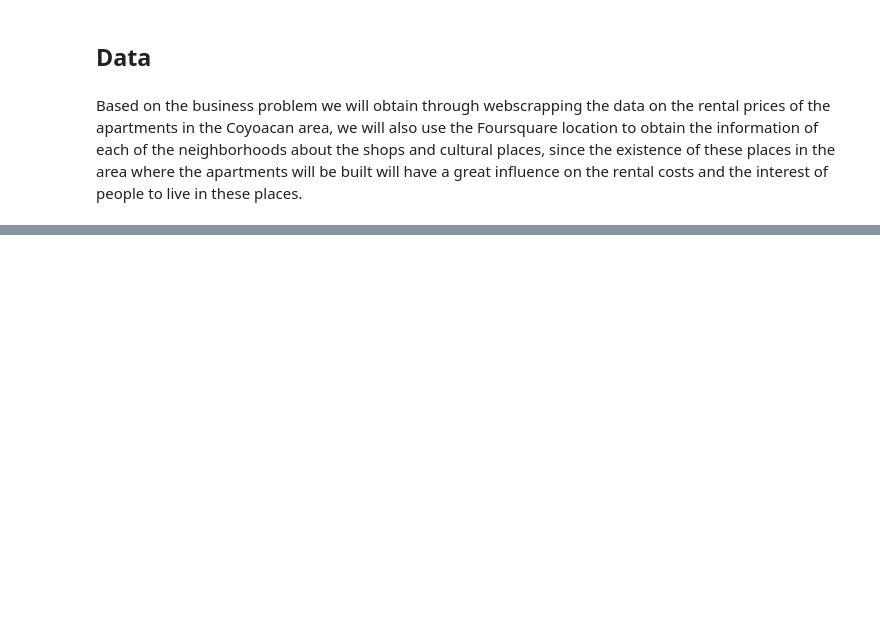
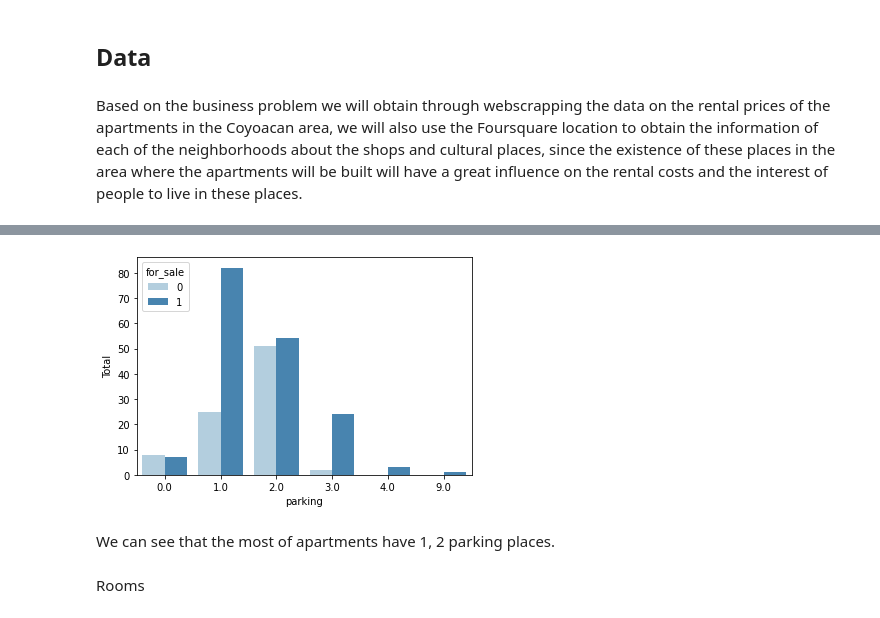
Before and after one commit to jerf8010/DS-Analysis, a Jupyter notebook: IBM certification/Final assignment/Capstone project/Capstone_Coyoacan_apartments.ipynb, the cells around one changed output, grey strips where cells are left out. Cells and saved outputs as stored; diff of their text form; code cells hidden in the pictures; blank space fills up the shorter version.

```diff
--- a/IBM certification/Final assignment/Capstone project/Capstone_Coyoacan_apartments.ipynb
+++ b/IBM certification/Final assignment/Capstone project/Capstone_Coyoacan_apartments.ipynb
@@ -16,0 +489,14 @@ Based on the business problem we will obtain through webscrapping the data on th
+# %%
+num_parking = df_prices[['for_sale','parking']].value_counts().to_frame().reset_index()
+num_parking.rename(columns = {0: 'Total'}, inplace = True)
+# %%
+sns.barplot(x="parking", y='Total',
+            hue="for_sale", data=num_parking,
+            palette='Blues')
+plt.show()
+# %% [output]
+[figure, added]
+# %% [markdown]
+We can see that the most of apartments have 1, 2  parking places.
+# %% [markdown]
+Rooms
```
Also changed, not shown: parts of 185 cells of this notebook, 3 other files.
